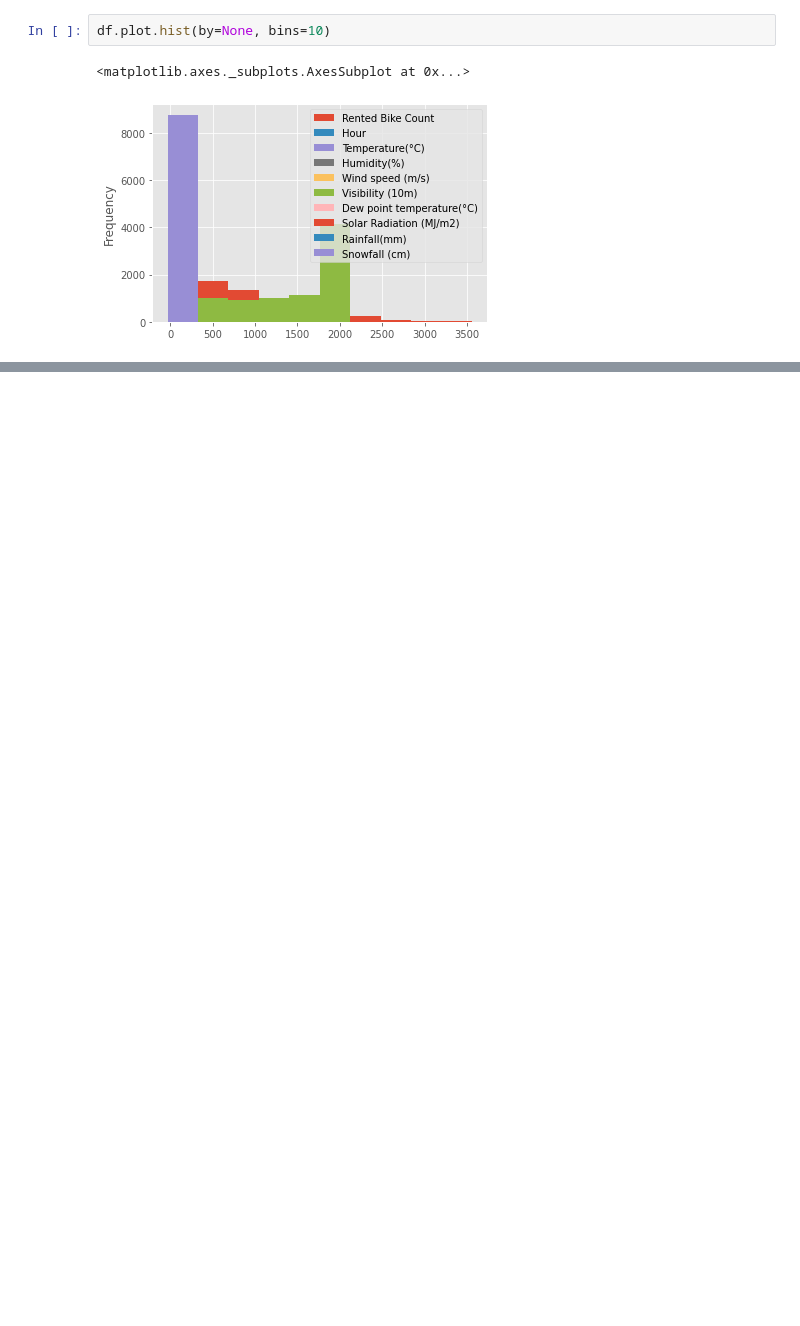
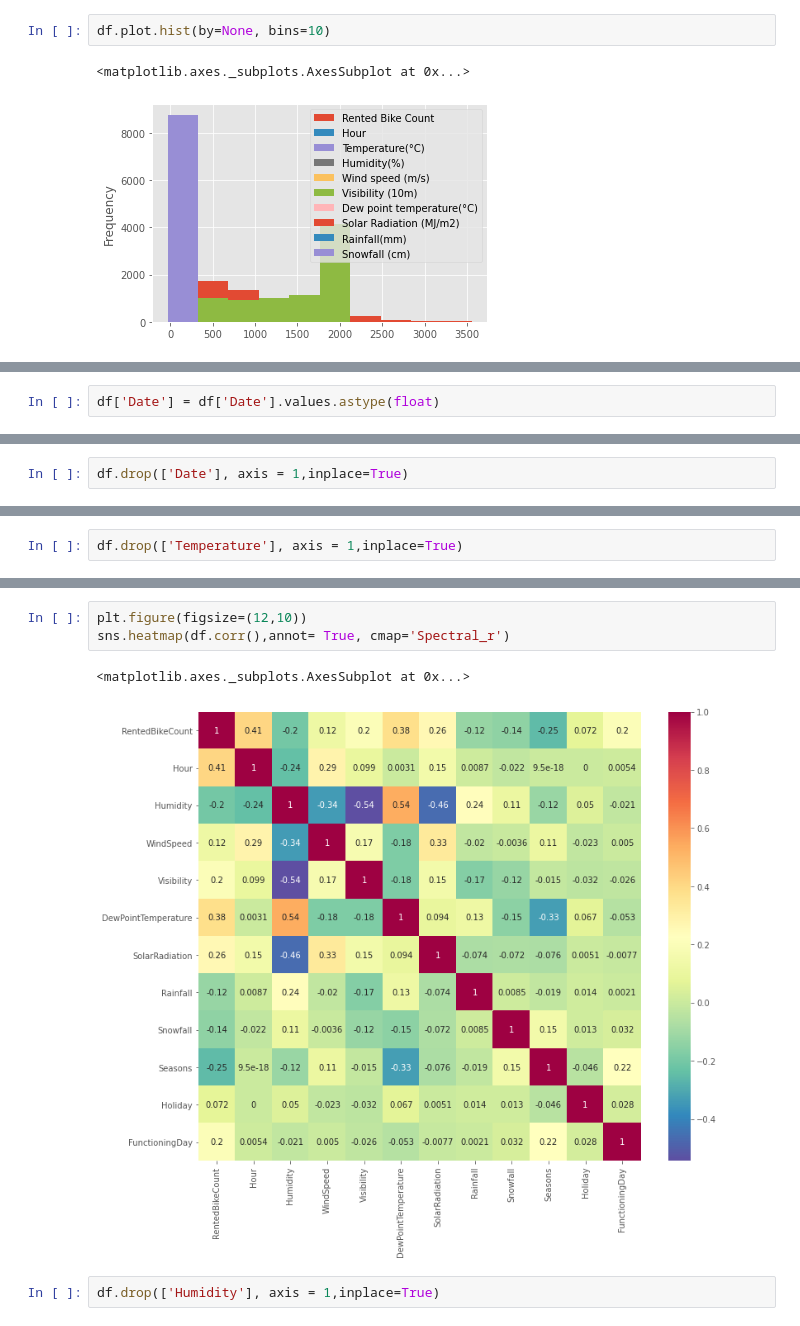
Before and after one commit to rajeshmore1/Capstone-Project-3, a Jupyter notebook: Rajesh_More_Team2_Capstone_Project_3.ipynb, the cells around one changed output, grey strips where cells are left out. Cells and saved outputs as stored; diff of their text form; blank space fills up the shorter version.

```diff
--- a/Rajesh_More_Team2_Capstone_Project_3.ipynb
+++ b/Rajesh_More_Team2_Capstone_Project_3.ipynb
@@ -247,0 +362,2 @@ ValueError: ignored
+# %%
+df['Date'] = df['Date'].values.astype(float)
@@ -247,0 +382,2 @@ ValueError: ignored
+# %%
+df.drop(['Date'], axis = 1,inplace=True)
@@ -247,0 +413,2 @@ ValueError: ignored
+# %%
+df.drop(['Temperature'], axis = 1,inplace=True)
@@ -247,0 +448,8 @@ ValueError: ignored
+# %%
+plt.figure(figsize=(12,10))
+sns.heatmap(df.corr(),annot= True, cmap='Spectral_r')
+# %% [output]
+<matplotlib.axes._subplots.AxesSubplot at 0x...>
+[figure, added]
+# %%
+df.drop(['Humidity'], axis = 1,inplace=True)
```
Also changed, not shown: parts of 73 cells of this notebook.
